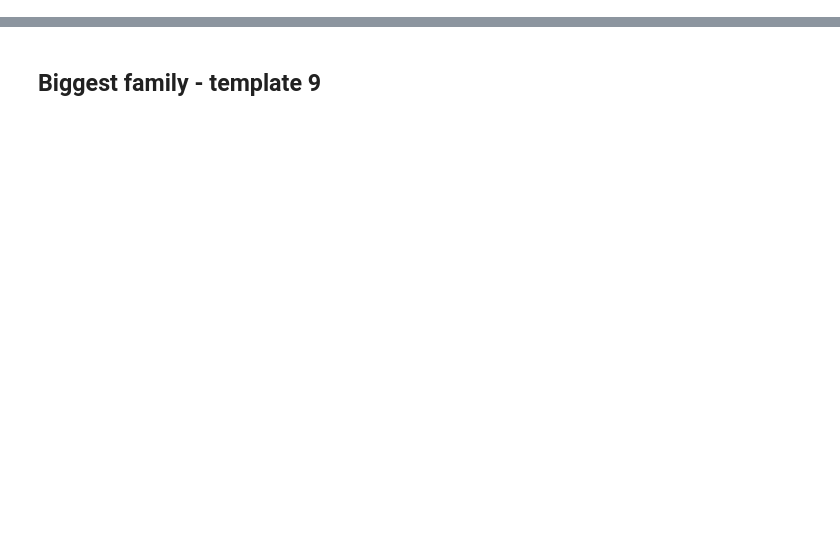
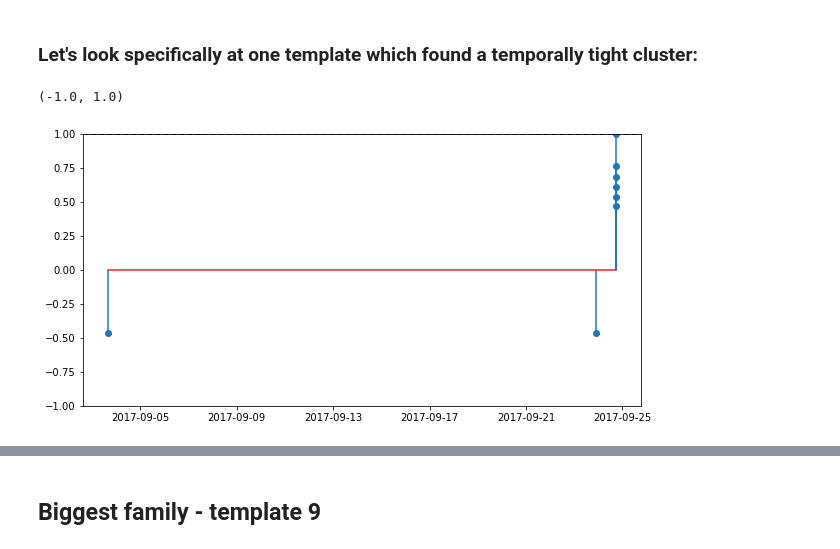
Before and after one commit to zoekrauss/endeavour_clustering, a Jupyter notebook: read_detections.ipynb, the cells around one changed output, grey strips where cells are left out. Cells and saved outputs as stored; diff of their text form; code cells hidden in the pictures; blank space fills up the shorter version.

```diff
--- a/read_detections.ipynb
+++ b/read_detections.ipynb
@@ -126,0 +142,22 @@ Family of 1 detections from template growclust16_ev520891
+# %% [markdown]
+### Let's look specifically at one template which found a temporally tight cluster:
+# %%
+fig = plt.figure(figsize=(10,5))
+axs = fig.subplots(1, 1, gridspec_kw={'hspace': 0},sharey=True,sharex=True)
+
+family = party[1]
+times = [detection.detect_time.datetime for detection in family.detections]
+vals = [detection.detect_val for detection in family.detections]
+thresh = [detection.threshold for detection in family.detections]
+chans = [detection.no_chans for detection in family.detections]
+av_chan_corrs = []
+for j,val in enumerate(vals):
+    av_chan_corrs.append((vals[j]/chans[j]))
+
+if len(times) > 0:
+    axs.stem(times,av_chan_corrs)
+axs.axhline(1,color='k',linestyle='--')
+axs.set_ylim(-1,1)
+# %% [output]
+(-1.0, 1.0)
+[figure, added]
```
Also changed, not shown: parts of 30 cells of this notebook, 1 other file.
